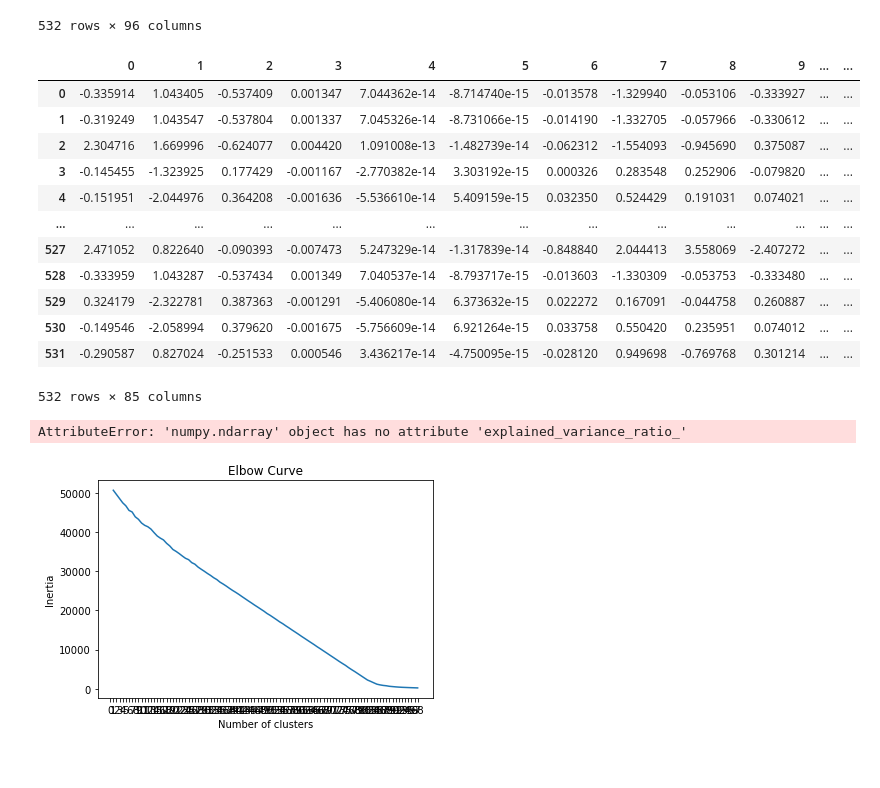
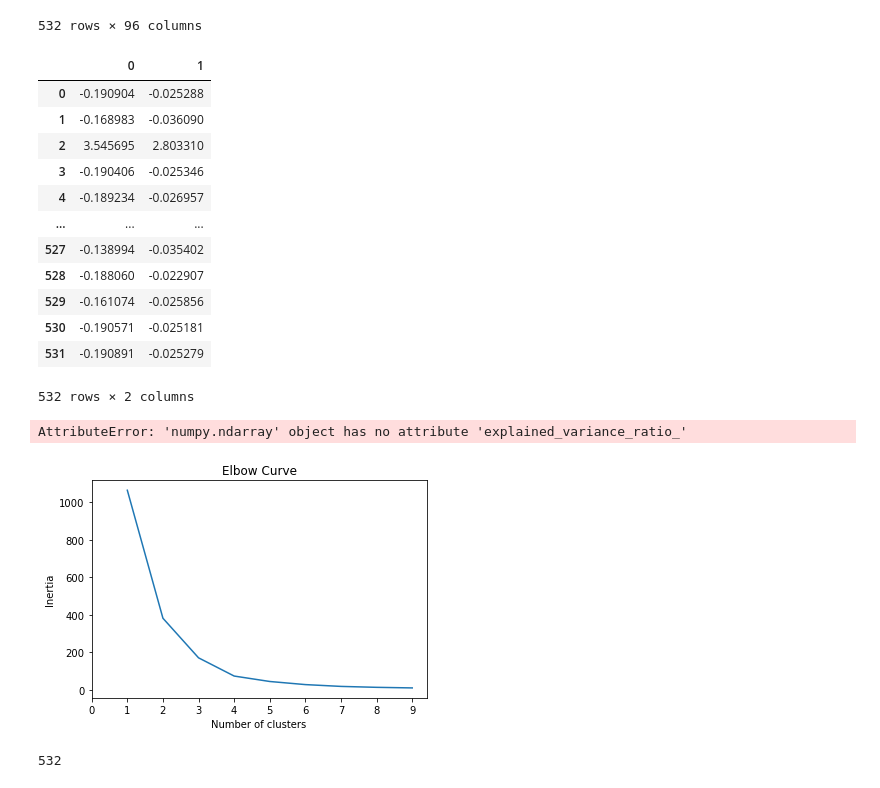
Before and after one commit to habrasek/unsupervised-ml, a Jupyter notebook: analysis.ipynb, the cells around one changed output. Cells and saved outputs as stored; diff of their text form; code cells hidden in the pictures.

```diff
--- a/analysis.ipynb
+++ b/analysis.ipynb
@@ -122,8 +122,7 @@ from sklearn.decomposition import PCA
 from sklearn.cluster import KMeans
 import matplotlib.pyplot as plt
 # %%
-dum_scaler = StandardScaler().fit_transform(dum_df)
-#dum_scaler = scaler.fit_transform(dum_df)
+dum_scaler = StandardScaler().fit_transform(dum_df[['TotalCoinsMined','TotalCoinSupply']])
 # %%
 pca = PCA(n_components=0.99).fit_transform(dum_scaler)
 # %%
@@ -131,42 +130,52 @@ df_pca = pd.DataFrame(
     data=pca )
 df_pca
 # %% [output]
-|  | 0 | 1 | 2 | 3 | 4 | 5 | 6 | 7 | 8 | 9 | ... | ... |
-| 0 | -0.335914 | 1.043405 | -0.537409 | 0.001347 | 7.044362e-14 | -8.714740e-15 | -0.013578 | -1.329940 | -0.053106 | -0.333927 | ... | ... |
-| 1 | -0.319249 | 1.043547 | -0.537804 | 0.001337 | 7.045326e-14 | -8.731066e-15 | -0.014190 | -1.332705 | -0.057966 | -0.330612 | ... | ... |
-| 2 | 2.304716 | 1.669996 | -0.624077 | 0.004420 | 1.091008e-13 | -1.482739e-14 | -0.062312 | -1.554093 | -0.945690 | 0.375087 | ... | ... |
-| 3 | -0.145455 | -1.323925 | 0.177429 | -0.001167 | -2.770382e-14 | 3.303192e-15 | 0.000326 | 0.283548 | 0.252906 | -0.079820 | ... | ... |
-| 4 | -0.151951 | -2.044976 | 0.364208 | -0.001636 | -5.536610e-14 | 5.409159e-15 | 0.032350 | 0.524429 | 0.191031 | 0.074021 | ... | ... |
-| ... | ... | ... | ... | ... | ... | ... | ... | ... | ... | ... | ... | ... |
-| 527 | 2.471052 | 0.822640 | -0.090393 | -0.007473 | 5.247329e-14 | -1.317839e-14 | -0.848840 | 2.044413 | 3.558069 | -2.407272 | ... | ... |
-| 528 | -0.333959 | 1.043287 | -0.537434 | 0.001349 | 7.040537e-14 | -8.793717e-15 | -0.013603 | -1.330309 | -0.053753 | -0.333480 | ... | ... |
-| 529 | 0.324179 | -2.322781 | 0.387363 | -0.001291 | -5.406080e-14 | 6.373632e-15 | 0.022272 | 0.167091 | -0.044758 | 0.260887 | ... | ... |
-| 530 | -0.149546 | -2.058994 | 0.379620 | -0.001675 | -5.756609e-14 | 6.921264e-15 | 0.033758 | 0.550420 | 0.235951 | 0.074012 | ... | ... |
-| 531 | -0.290587 | 0.827024 | -0.251533 | 0.000546 | 3.436217e-14 | -4.750095e-15 | -0.028120 | 0.949698 | -0.769768 | 0.301214 | ... | ... |
+|  | 0 | 1 |
+| 0 | -0.190904 | -0.025288 |
+| 1 | -0.168983 | -0.036090 |
+| 2 | 3.545695 | 2.803310 |
+| 3 | -0.190406 | -0.025346 |
+| 4 | -0.189234 | -0.026957 |
+| ... | ... | ... |
+| 527 | -0.138994 | -0.035402 |
+| 528 | -0.188060 | -0.022907 |
+| 529 | -0.161074 | -0.025856 |
+| 530 | -0.190571 | -0.025181 |
+| 531 | -0.190891 | -0.025279 |
-532 rows × 85 columns
+532 rows × 2 columns
 # %%
 pca.explained_variance_ratio_
 # %% [output]
 AttributeError: 'numpy.ndarray' object has no attribute 'explained_variance_ratio_'
 # %%
 inertia = []
-k = list(range(1, 99))
+k = list(range(1, 10))
 
 # Calculate the inertia for the range of k values
 for i in k:
     km = KMeans(n_clusters=i, random_state=0)
     km.fit(df_pca)
     inertia.append(km.inertia_)
 
 # Creating the Elbow Curve
 elbow_data = {"k": k, "inertia": inertia}
 df_elbow = pd.DataFrame(elbow_data)
 
 plt.plot(df_elbow['k'], df_elbow['inertia'])
-plt.xticks(list(range(99)))
+plt.xticks(list(range(10)))
 plt.title('Elbow Curve')
 plt.xlabel('Number of clusters')
 plt.ylabel('Inertia')
 plt.show()
 # %% [output]
-[figure, old version]
+[figure, new version]
+# %%
+model = KMeans(n_clusters=5, random_state=5)
+
+#fit the model
+model.fit(df_pca)
+#predict clusters
+predictions = model.predict(df_pca)
+len(predictions)
+# %% [output]
+532
```
Also changed, not shown: parts of 8 cells of this notebook.
